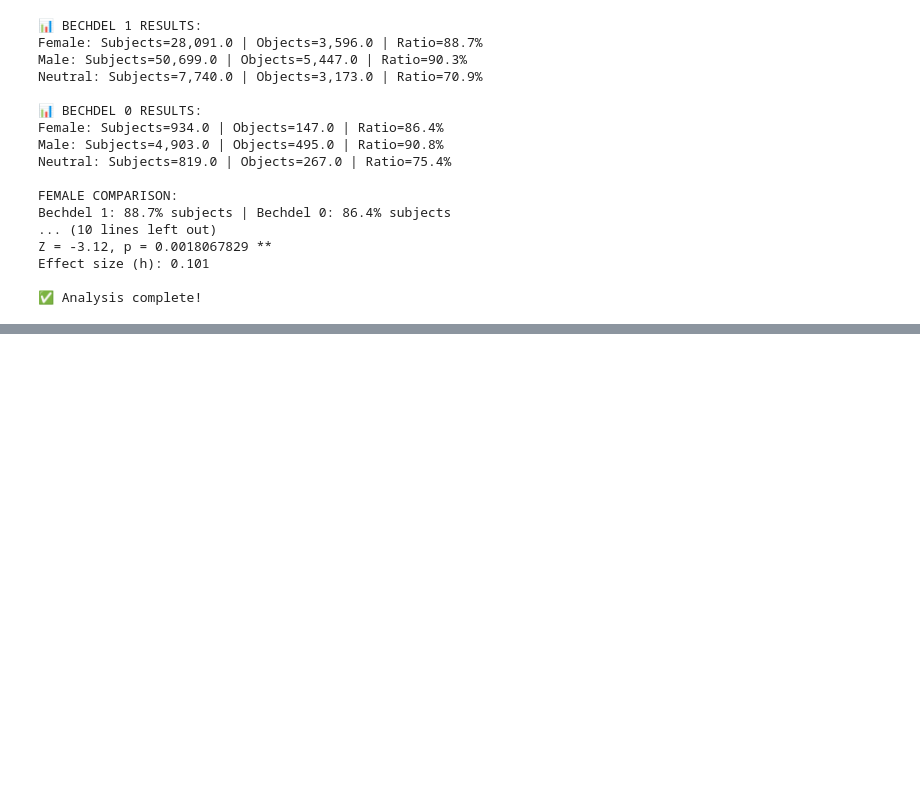
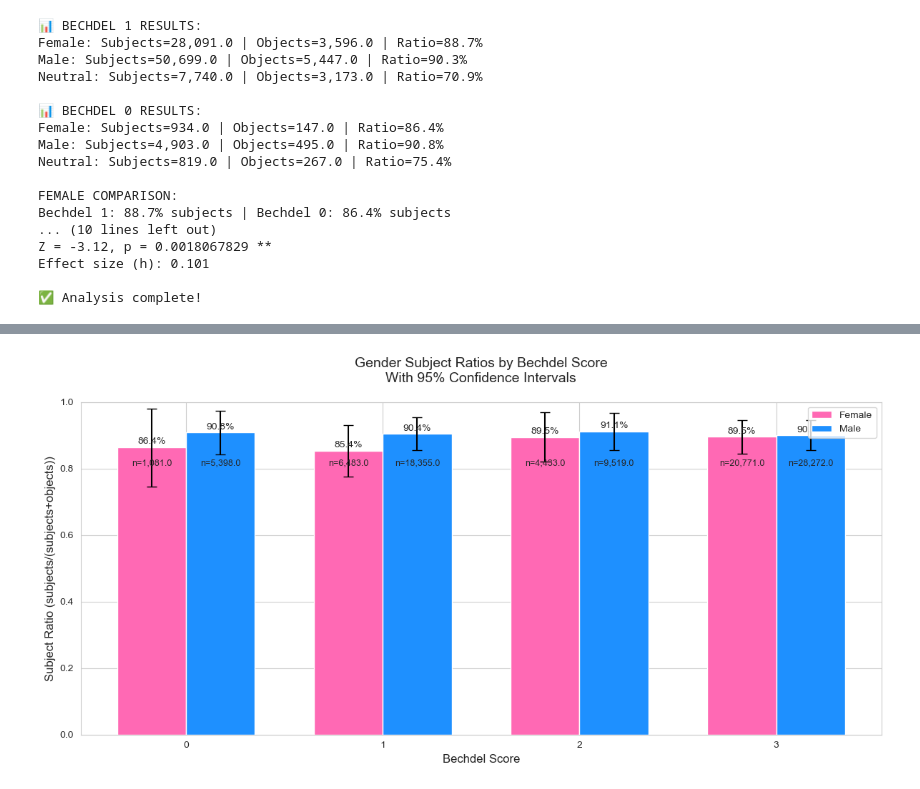
Before and after one commit to brookeyeye/Bechdel, a Jupyter notebook: Scripts/AnalysisScripts/subject_object.ipynb, the cells around one changed output, grey strips where cells are left out. Cells and saved outputs as stored; diff of their text form; code cells hidden in the pictures; blank space fills up the shorter version.

```diff
--- a/Scripts/AnalysisScripts/subject_object.ipynb
+++ b/Scripts/AnalysisScripts/subject_object.ipynb
@@ -638,0 +1101,17 @@ Effect size (h): 0.101
+# %%
+data = {
+    'bechdel_score': [0, 1, 2, 3],
+    'female_subjects': [934.0, 5535.0, 3966.0, 18590.0],
+    'female_objects': [147.0, 948.0, 467.0, 2181.0],
+    'male_subjects': [4903.0, 16589.0, 8670.0, 25440.0],
+    'male_objects': [495.0, 1766.0, 849.0, 2832.0]
+}
+
+results_df = pd.DataFrame(data)
+
+# Calculate ratios
+results_df['female_ratio'] = results_df['female_subjects'] / (results_df['female_subjects'] + results_df['female_objects'])
+results_df['male_ratio'] = results_df['male_subjects'] / (results_df['male_subjects'] + results_df['male_objects'])
+
+results_df.info(
+)
@@ -638,0 +1133,69 @@ Effect size (h): 0.101
+# %%
+import matplotlib.pyplot as plt
+import seaborn as sns
+import numpy as np
+
+# Set style
+sns.set_style("whitegrid")
+plt.figure(figsize=(12, 6))
+
+# Calculate confidence intervals (assuming binomial distribution)
+def wilson_ci(p, n, z=1.96):
+    denominator = 1 + z**2/n
+    centre_adjusted_probability = p + z*z/(2*n)
+    adjusted_standard_deviation = np.sqrt((p*(1 - p) + z*z/(4*n))/np.sqrt(n))
+
+    lower_bound = (centre_adjusted_probability - z*adjusted_standard_deviation)/denominator
+    upper_bound = (centre_adjusted_probability + z*adjusted_standard_deviation)/denominator
+    return lower_bound, upper_bound
+
+# Add CI to dataframe
+results_df['female_ci_lower'], results_df['female_ci_upper'] = zip(*results_df.apply(
+    lambda row: wilson_ci(row['female_ratio'], row['female_subjects']+row['female_objects']), axis=1))
+results_df['male_ci_lower'], results_df['male_ci_upper'] = zip(*results_df.apply(
+    lambda row: wilson_ci(row['male_ratio'], row['male_subjects']+row['male_objects']), axis=1))
+
+# Create plot
+bar_width = 0.35
+index = np.arange(len(results_df))
+
+# Female ratios
+plt.bar(index - bar_width/2, results_df['female_ratio'], bar_width,
+        yerr=[results_df['female_ratio']-results_df['female_ci_lower'],
+             results_df['female_ci_upper']-results_df['female_ratio']],
+        label='Female', color='#FF69B4', capsize=5)
+
+# Male ratios
+plt.bar(index + bar_width/2, results_df['male_ratio'], bar_width,
+        yerr=[results_df['male_ratio']-results_df['male_ci_lower'],
+             results_df['male_ci_upper']-results_df['male_ratio']],
+        label='Male', color='#1E90FF', capsize=5)
+
+# Formatting
+plt.xlabel('Bechdel Score', fontsize=12)
+plt.ylabel('Subject Ratio (subjects/(subjects+objects))', fontsize=12)
+plt.title('Gender Subject Ratios by Bechdel Score\nWith 95% Confidence Intervals', fontsize=14, pad=20)
+plt.xticks(index, results_df['bechdel_score'])
+plt.ylim(0, 1)
+plt.legend(loc='upper right')
+
+# Add value labels
+for i, score in enumerate(results_df['bechdel_score']):
+    plt.text(i - bar_width/2, results_df.loc[i, 'female_ratio'] + 0.01,
+             f"{results_df.loc[i, 'female_ratio']:.1%}", ha='center')
+    plt.text(i + bar_width/2, results_df.loc[i, 'male_ratio'] + 0.01,
+             f"{results_df.loc[i, 'male_ratio']:.1%}", ha='center')
+
+# Add sample size annotations
+for i, score in enumerate(results_df['bechdel_score']):
+    plt.text(i - bar_width/2, 0.81,
+             f"n={(results_df.loc[i, 'female_subjects']+results_df.loc[i, 'female_objects']):,}",
+             ha='center', fontsize=9)
+    plt.text(i + bar_width/2, 0.81,
+             f"n={(results_df.loc[i, 'male_subjects']+results_df.loc[i, 'male_objects']):,}",
+             ha='center', fontsize=9)
+
+plt.tight_layout()
+plt.show()
+# %% [output]
+[figure, added]
```
Also changed, not shown: parts of 8 cells of this notebook.
